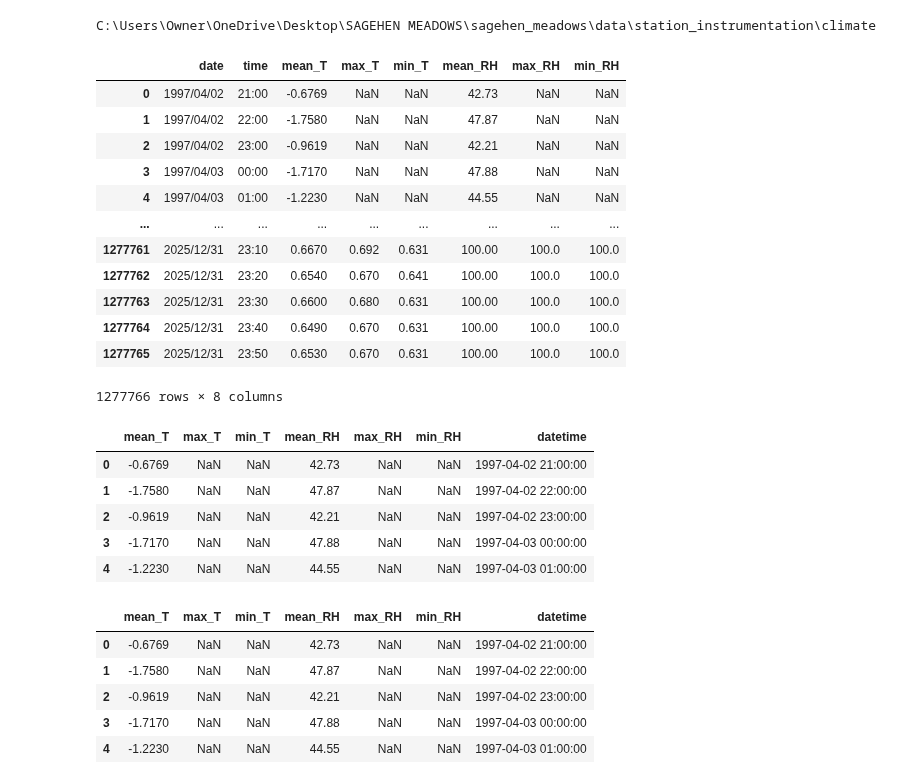
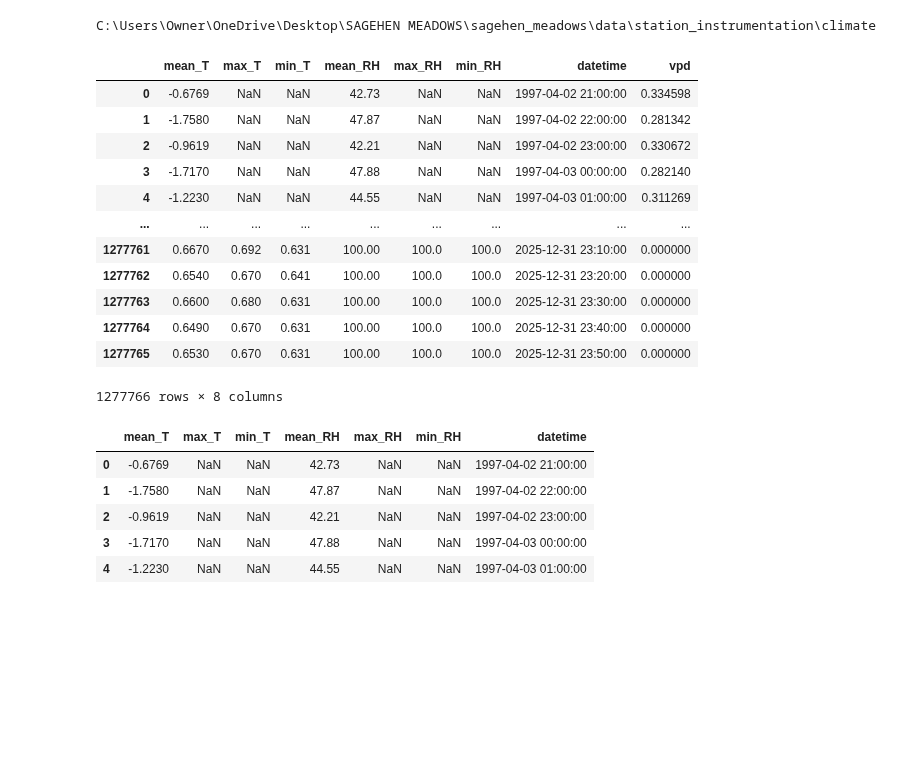
Before and after one commit to jnatali/sagehen_meadows, a Jupyter notebook: scripts/climate/VPD_long_term_analysis.ipynb, the cells around one changed output. Saved outputs shown, nothing was run; the diff lists cells and outputs as text; code cells hidden in the pictures; blank space fills up the shorter version.

```diff
--- a/scripts/climate/VPD_long_term_analysis.ipynb
+++ b/scripts/climate/VPD_long_term_analysis.ipynb
@@ -65,33 +65,26 @@ weather_full_raw = pd.read_csv(data_path / "Weather_1997_2025_SagehenTower1.xls"
                                na_values=-9999)
 # %% [output]
 C:\Users\Owner\OneDrive\Desktop\SAGEHEN MEADOWS\sagehen_meadows\data\station_instrumentation\climate
-# %%
-weather_full
-# %% [output]
-|  | date | time | mean_T | max_T | min_T | mean_RH | max_RH | min_RH |
-| 0 | 1997/04/02 | 21:00 | -0.6769 | NaN | NaN | 42.73 | NaN | NaN |
-| 1 | 1997/04/02 | 22:00 | -1.7580 | NaN | NaN | 47.87 | NaN | NaN |
-| 2 | 1997/04/02 | 23:00 | -0.9619 | NaN | NaN | 42.21 | NaN | NaN |
-| 3 | 1997/04/03 | 00:00 | -1.7170 | NaN | NaN | 47.88 | NaN | NaN |
-| 4 | 1997/04/03 | 01:00 | -1.2230 | NaN | NaN | 44.55 | NaN | NaN |
-| ... | ... | ... | ... | ... | ... | ... | ... | ... |
-| 1277761 | 2025/12/31 | 23:10 | 0.6670 | 0.692 | 0.631 | 100.00 | 100.0 | 100.0 |
-| 1277762 | 2025/12/31 | 23:20 | 0.6540 | 0.670 | 0.641 | 100.00 | 100.0 | 100.0 |
-| 1277763 | 2025/12/31 | 23:30 | 0.6600 | 0.680 | 0.631 | 100.00 | 100.0 | 100.0 |
-| 1277764 | 2025/12/31 | 23:40 | 0.6490 | 0.670 | 0.631 | 100.00 | 100.0 | 100.0 |
-| 1277765 | 2025/12/31 | 23:50 | 0.6530 | 0.670 | 0.631 | 100.00 | 100.0 | 100.0 |
-1277766 rows × 8 columns
 # %%
+### Transformations for full dataset
 weather_full = weather_full_raw.copy()
 weather_full['datetime'] = pd.to_datetime(weather_full.apply(lambda row: f'{row['date']} {row['time']}', axis=1), format='%Y/%m/%d %R')
 weather_full = weather_full.drop(['date', 'time'], axis='columns')
-weather_full.head()
+weather_full['vpd'] = calculate_VPD_series(weather_full, 'mean_T', 'mean_RH')
+weather_full
 # %% [output]
-|  | mean_T | max_T | min_T | mean_RH | max_RH | min_RH | datetime |
-| 0 | -0.6769 | NaN | NaN | 42.73 | NaN | NaN | 1997-04-02 21:00:00 |
-| 1 | -1.7580 | NaN | NaN | 47.87 | NaN | NaN | 1997-04-02 22:00:00 |
-| 2 | -0.9619 | NaN | NaN | 42.21 | NaN | NaN | 1997-04-02 23:00:00 |
-| 3 | -1.7170 | NaN | NaN | 47.88 | NaN | NaN | 1997-04-03 00:00:00 |
-| 4 | -1.2230 | NaN | NaN | 44.55 | NaN | NaN | 1997-04-03 01:00:00 |
+|  | mean_T | max_T | min_T | mean_RH | max_RH | min_RH | datetime | vpd |
+| 0 | -0.6769 | NaN | NaN | 42.73 | NaN | NaN | 1997-04-02 21:00:00 | 0.334598 |
+| 1 | -1.7580 | NaN | NaN | 47.87 | NaN | NaN | 1997-04-02 22:00:00 | 0.281342 |
+| 2 | -0.9619 | NaN | NaN | 42.21 | NaN | NaN | 1997-04-02 23:00:00 | 0.330672 |
+| 3 | -1.7170 | NaN | NaN | 47.88 | NaN | NaN | 1997-04-03 00:00:00 | 0.282140 |
+| 4 | -1.2230 | NaN | NaN | 44.55 | NaN | NaN | 1997-04-03 01:00:00 | 0.311269 |
+| ... | ... | ... | ... | ... | ... | ... | ... | ... |
+| 1277761 | 0.6670 | 0.692 | 0.631 | 100.00 | 100.0 | 100.0 | 2025-12-31 23:10:00 | 0.000000 |
+| 1277762 | 0.6540 | 0.670 | 0.641 | 100.00 | 100.0 | 100.0 | 2025-12-31 23:20:00 | 0.000000 |
+| 1277763 | 0.6600 | 0.680 | 0.631 | 100.00 | 100.0 | 100.0 | 2025-12-31 23:30:00 | 0.000000 |
+| 1277764 | 0.6490 | 0.670 | 0.631 | 100.00 | 100.0 | 100.0 | 2025-12-31 23:40:00 | 0.000000 |
+| 1277765 | 0.6530 | 0.670 | 0.631 | 100.00 | 100.0 | 100.0 | 2025-12-31 23:50:00 | 0.000000 |
+1277766 rows × 8 columns
 # %%
 ### Transformations for the 1997-2019 data
```
Also changed, not shown: parts of 8 cells of this notebook.
